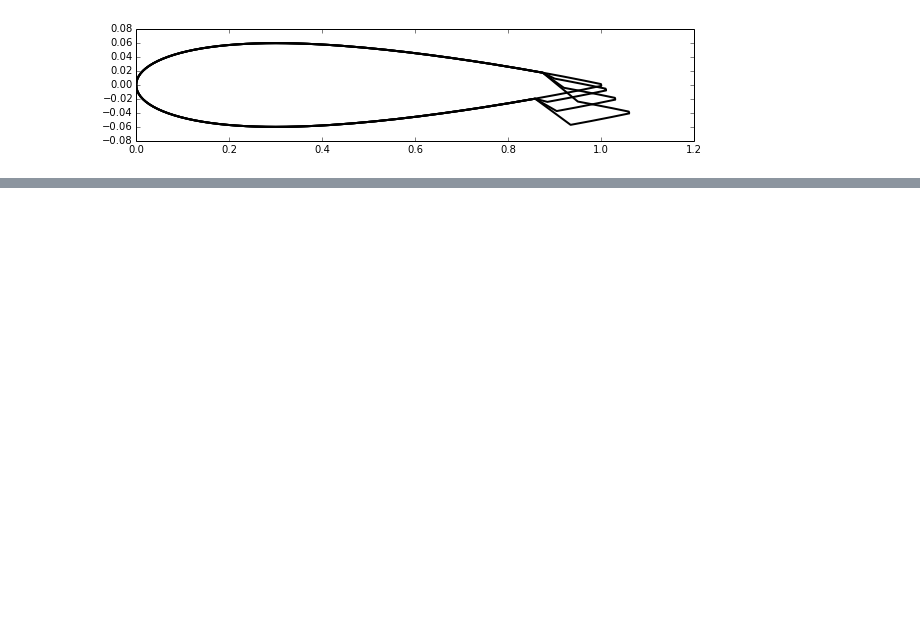
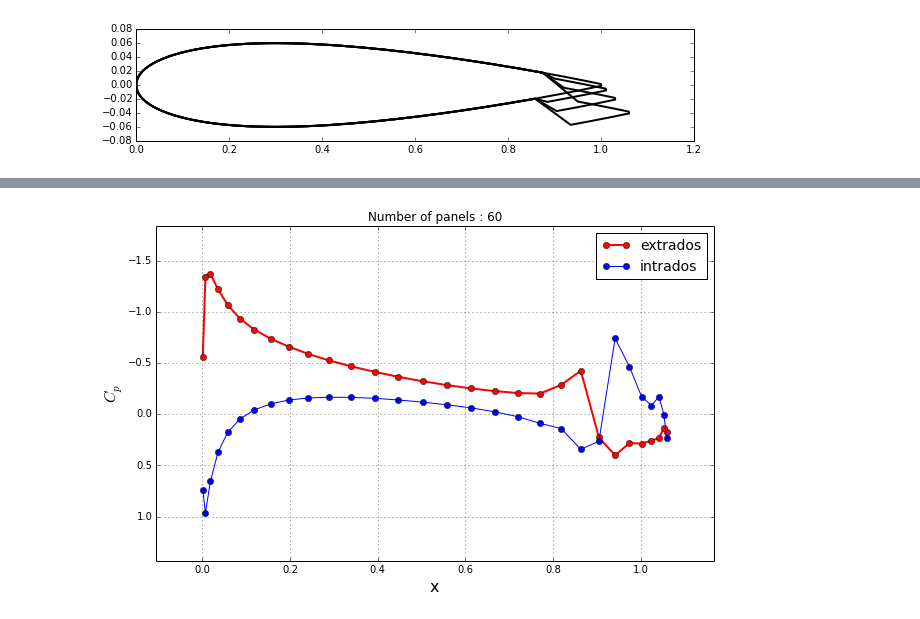
Before and after one commit to cparvini/AeroHydroWork, a Jupyter notebook: Project/BaseCode.ipynb, the cells around one changed output, grey strips where cells are left out. Drawn from its saved outputs; the diff is of its cells as text; code cells hidden in the pictures; blank space fills up the shorter version.

Commit message:
Got em' coach
It's working now. Just need to clean up the plotting code to look how I
want it to, work on the animations, and then get a more realistic x/y
geometry for a morphing airfoil.

```diff
--- a/Project/BaseCode.ipynb
+++ b/Project/BaseCode.ipynb
@@ -317,17 +318,3 @@ for i in xrange(steps):
     panels[i] = define_panels(x, y, N)
 # %% [output]
 [figure]
-# %%
-freestream = Freestream(u_inf, alpha)
-
-for panel in panels:
-    A = build_matrix(panel)
-    b = build_rhs(panel, freestream)
-    variables = numpy.linalg.solve(A,b)
-
-    for j, panel2 in enumerate(panel):
-        panel2.sigma = variables
-
-    gamma = variables[-1]
-    get_tangential_velocity(panel, freestream, gamma)
-    get_pressure_coefficient(panel, freestream)
@@ -336,0 +321,77 @@ ValueError: shapes (40,41) and (1641,) not aligned: 41 (dim 1) != 1641 (dim 0)
+# %%
+freestream = Freestream(u_inf, alpha)
+Nx, Ny = 40, 40
+val_x, val_y = 1.0, 2.0
+x_min, x_max = numpy.min( [panel.xa for panel in panels[0]] ), numpy.max( [panel.xa for panel in panels[0]] )
+y_min, y_max = numpy.min( [panel.ya for panel in panels[0]] ), numpy.max( [panel.ya for panel in panels[0]] )
+x_start, x_end = x_min-val_x*(x_max-x_min), x_max+val_x*(x_max-x_min)
+y_start, y_end = y_min-val_y*(y_max-y_min), y_max+val_y*(y_max-y_min)
+
+X, Y = numpy.meshgrid(numpy.linspace(x_start, x_end, Nx), numpy.linspace(y_start, y_end, Ny))
+
+for i in range(0, steps):
+    A = build_matrix(panels[i])
+    b = build_rhs(panels[i], freestream)
+    variables = numpy.linalg.solve(A,b)
+
+    for j, panel in enumerate(panels[i]):
+        panel.sigma = variables[j]
+
+    gamma = variables[-1]
+    get_tangential_velocity(panels[i], freestream, gamma)
+    get_pressure_coefficient(panels[i], freestream)
+
+    u[i], v[i] = get_velocity_field(panels[i], freestream, X, Y)
+    cp[i] = 1.0 - (u[i]**2+v[i]**2)/freestream.u_inf**2
+
+pyplot.figure(figsize=(10, 6))
+
+view = 3
+
+val_x, val_y = 0.1, 0.2
+x_min, x_max = numpy.min( [panel.xa for panel in panels[view]] ), numpy.max( [panel.xa for panel in panels[view]] )
+cp_min, cp_max = numpy.min( [panel.cp for panel in panels[view]] ), numpy.max( [panel.cp for panel in panels[view]] )
+x_start, x_end = x_min - val_x * (x_max-x_min), x_max + val_x * (x_max-x_min)
+y_start, y_end = cp_min - val_y * (cp_max-cp_min), cp_max + val_y * (cp_max-cp_min)
+
+pyplot.grid(True)
+pyplot.xlabel('x', fontsize=16)
+pyplot.ylabel('$C_p$', fontsize=16)
+pyplot.plot([panel.xc for panel in panels[view] if panel.loc == 'extrados'],
+         [panel.cp for panel in panels[view] if panel.loc == 'extrados'],
+         color='r', linestyle='-', linewidth=2, marker='o', markersize=6)
+pyplot.plot([panel.xc for panel in panels[view] if panel.loc == 'intrados'],
+         [panel.cp for panel in panels[view] if panel.loc == 'intrados'],
+         color='b', linestyle='-', linewidth=1, marker='o', markersize=6)
+pyplot.legend(['extrados', 'intrados'], loc='best', prop={'size':14})
+pyplot.xlim(x_start, x_end)
+pyplot.ylim(y_start, y_end)
+pyplot.gca().invert_yaxis()
+pyplot.title('Number of panels : %d' % N);
+
+val_x, val_y = 1.0, 2.0
+x_min, x_max = numpy.min( [panel.xa for panel in panels[view]] ), numpy.max( [panel.xa for panel in panels[view]] )
+y_min, y_max = numpy.min( [panel.ya for panel in panels[view]] ), numpy.max( [panel.ya for panel in panels[view]] )
+x_start, x_end = x_min-val_x*(x_max-x_min), x_max+val_x*(x_max-x_min)
+y_start, y_end = y_min-val_y*(y_max-y_min), y_max+val_y*(y_max-y_min)
+
+fig = pyplot.figure(figsize=(12.75, 6))
+pyplot.xlabel('x', fontsize=16)
+pyplot.ylabel('y', fontsize=16)
+pyplot.streamplot(X, Y, u[view], v[view], density=1, linewidth=1, arrowsize=1, arrowstyle='->')
+pyplot.fill([panel.xc for panel in panels[view]],
+         [panel.yc for panel in panels[view]],
+         color='k', linestyle='solid', linewidth=2, zorder=2)
+pyplot.xlim(x_start, x_end)
+pyplot.ylim(y_start, y_end)
+pyplot.title('Streamlines & Pressure around a NACA 0012 airfoil, AoA = %.1f, step #%d' % (alpha, view), fontsize=16)
+contf = pyplot.contourf(X, Y, cp[view], levels=numpy.linspace(-2.0, 1.0, 100), extend='both')
+cbar = pyplot.colorbar(contf)
+cbar.set_label('$C_p$', fontsize=16)
+cbar.set_ticks([-2.0, -1.0, 0.0, 1.0])
+
+accuracy = sum([panel.sigma*panel.length for panel in panels[view]])
+print 'Sum of source/sink strengths:', accuracy
+cl = gamma * sum(panel.length for panel in panels[view]) / (0.5*freestream.u_inf*(x_max-x_min))
+print(r'Lift coefficient: C_l = %.3f' %(cl))
+# %% [output]
@@ -336,0 +400 @@ ValueError: shapes (40,41) and (1641,) not aligned: 41 (dim 1) != 1641 (dim 0)
+[figure, added]
```
Also changed, not shown: parts of 4 cells of this notebook, 1 other file.
